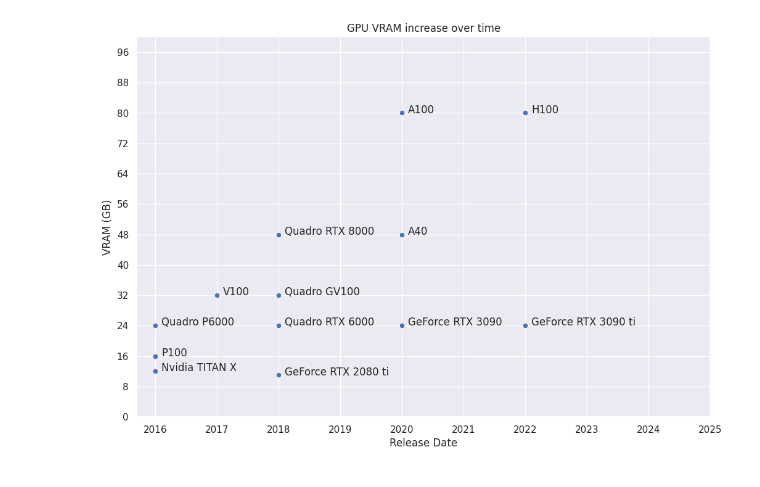
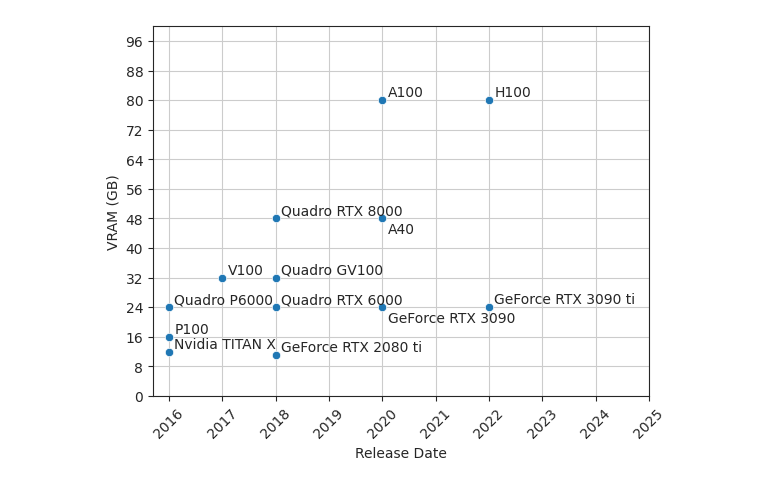
Before and after one commit to IAL32/TUMThesis, a Jupyter notebook: viz/chapter_01/gpu-vram-over-time.ipynb, the cells around one changed output. Cells and saved outputs as stored; diff of their text form; code cells hidden in the pictures.

```diff
--- a/viz/chapter_01/gpu-vram-over-time.ipynb
+++ b/viz/chapter_01/gpu-vram-over-time.ipynb
@@ -1,28 +1,29 @@
 # %%
 import os
 import seaborn as sns
 import pandas as pd
 import matplotlib.pyplot as plt
 import matplotlib.ticker as ticker
 
 data = pd.read_csv(os.path.abspath('') + '/gpu-vram-over-time.csv')
 
-fig = plt.figure()
-
-sns.set(rc={'figure.figsize':(12, 8)})
+sns.set_style("ticks", {'axes.grid': True})
 ax = sns.scatterplot(data, x='release_year', y='vram')
 
-ax.set(title='GPU VRAM increase over time', xlabel='Release Date', ylabel='VRAM (GB)')
+ax.set(xlabel='Release Date', ylabel='VRAM (GB)')
 ax.set_ylim(0, 100)
 ax.set_xticks(range(2016, 2026))
+ax.set_xticklabels(ax.get_xticklabels(), rotation=45)
 
 ax.yaxis.set_major_locator(ticker.MultipleLocator(8))
 
 for i, point in data.iterrows():
-    ax.text(point['release_year'] + 0.1, point['vram'], point['gpu'])
+    if point["gpu"] in ["GeForce RTX 3090", "A40"]:
+        ax.text(point['release_year'] + 0.1, point['vram'] - 4, point['gpu'])
+    else:
+        ax.text(point['release_year'] + 0.1, point['vram'] + 1, point['gpu'])
 
-plt.show()
 
-fig.savefig('../../figures/gpu-vram-over-time.pdf')
+ax.figure.savefig('../../figures/gpu-vram-over-time.pdf', bbox_inches="tight")
 # %% [output]
-[figure, old version]
+[figure, new version]
```
Also changed, not shown: 14 other files.
